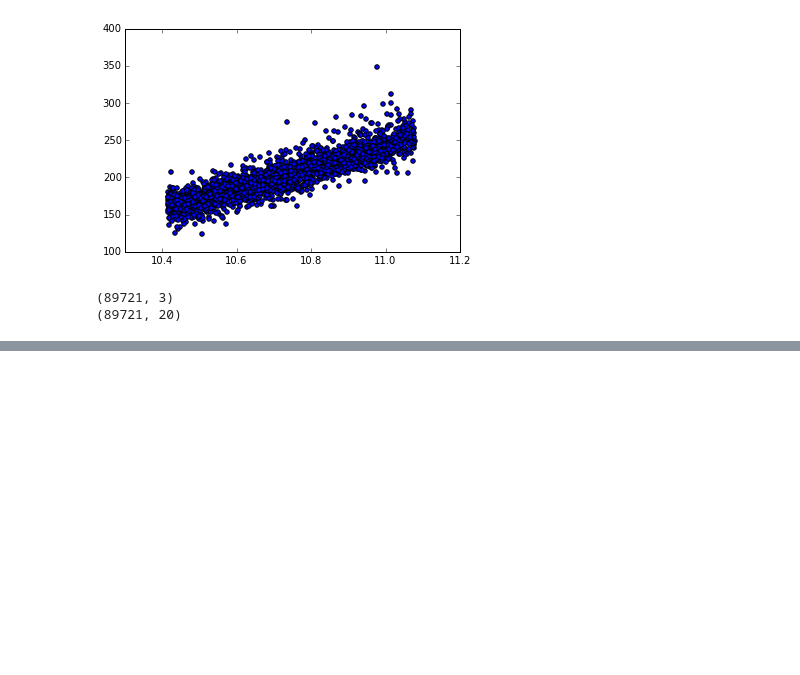
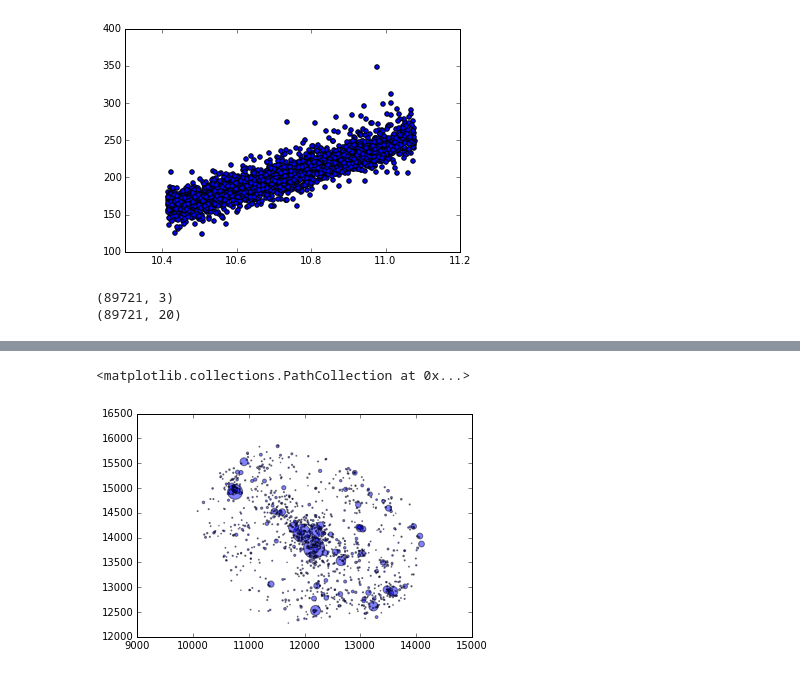
Before and after one commit to astroandes/IllustrisLG, a Jupyter notebook: code/BaryonCatalogCuts.ipynb, the cells around one changed output, grey strips where cells are left out. Saved outputs shown, nothing was run; the diff lists cells and outputs as text; code cells hidden in the pictures; blank space fills up the shorter version.

```diff
--- a/code/BaryonCatalogCuts.ipynb
+++ b/code/BaryonCatalogCuts.ipynb
@@ -190,0 +273,6 @@ norm_relative_pos = sqrt((relative_pos**2).sum(1))
+# %%
+data = loadtxt("../data/mstar_selected/Illustris_group_13.dat")
+scatter(data[:,3], data[:,1], s=data[:,7]**2/100, alpha=0.5)
+# %% [output]
+<matplotlib.collections.PathCollection at 0x...>
+[figure, added]
```
Also changed, not shown: parts of 15 cells of this notebook.
